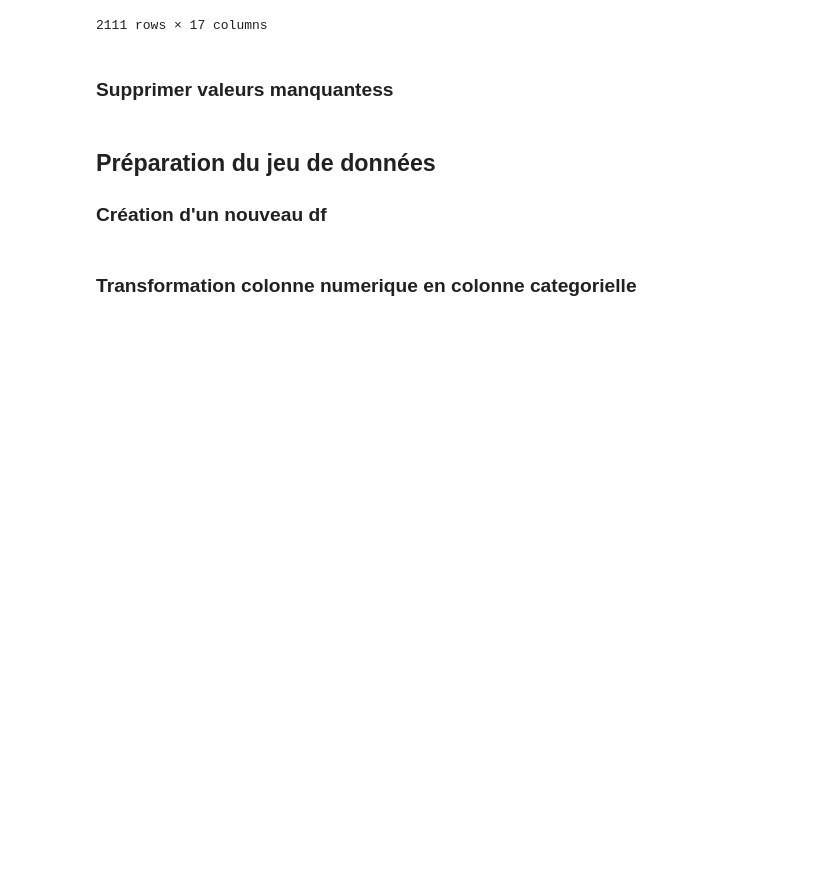
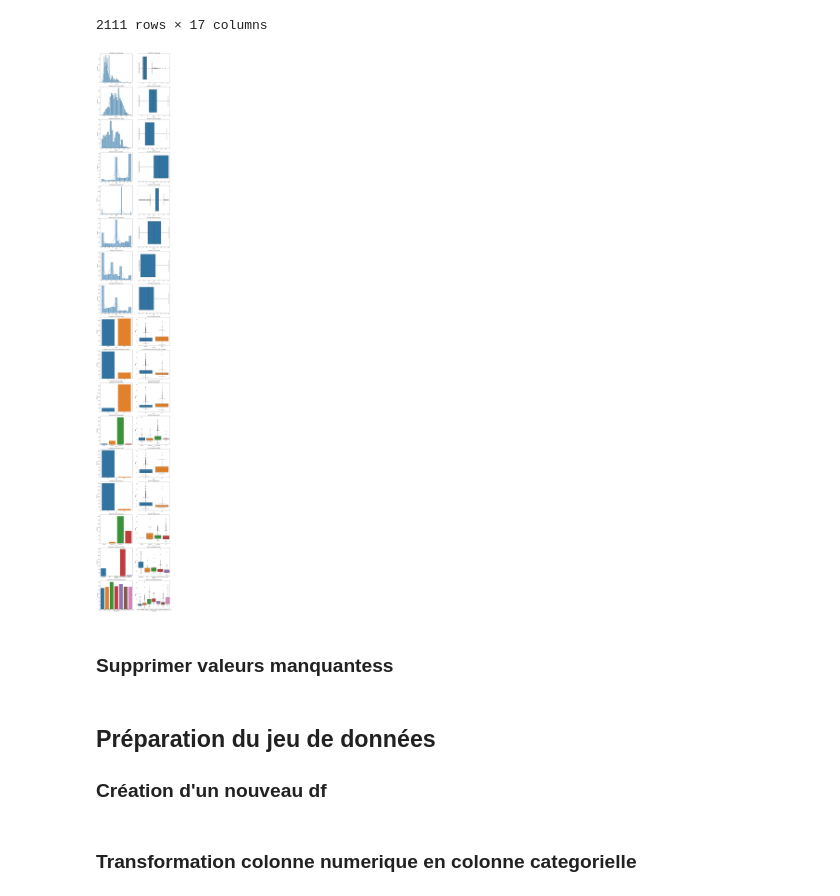
Before and after one commit to matteodcr/mgl869, a Jupyter notebook: notebook.ipynb, the cells around one changed output. Saved outputs shown, nothing was run; the diff lists cells and outputs as text; code cells hidden in the pictures; blank space fills up the shorter version.

Commit message:
Add distribution

```diff
--- a/notebook.ipynb
+++ b/notebook.ipynb
@@ -30,6 +30,66 @@ df
 | 2109 | Female | 24.361936 | 1.739450 | 133.346641 | yes | yes | 3.0 | 3.0 | Sometimes | no | ... |
 | 2110 | Female | 23.664709 | 1.738836 | 133.472641 | yes | yes | 3.0 | 3.0 | Sometimes | no | ... |
 2111 rows × 17 columns
+# %%
+def plot_distributions(dataframe):
+    num_cols = dataframe.select_dtypes(include=["float64", "int64"]).columns
+    cat_cols = dataframe.select_dtypes(include=["object", "category"]).columns
+
+    total_plots = len(num_cols) + len(cat_cols)
+    fig, axes = plt.subplots(total_plots, 2, figsize=(14, 6 * total_plots))
+
+    if total_plots == 1:
+        axes = [axes]
+
+    plot_idx = 0
+    for col in num_cols:
+        sns.histplot(dataframe[col], kde=True, ax=axes[plot_idx][0])
+        axes[plot_idx][0].set_title(f"Distribution de la colonne {col}")
+        axes[plot_idx][0].set_xlabel(col)
+        axes[plot_idx][0].set_ylabel("Fréquence")
+
+        sns.boxplot(x=dataframe[col], ax=axes[plot_idx][1])
+        axes[plot_idx][1].set_title(f"Box Plot de la colonne {col}")
+        axes[plot_idx][1].set_xlabel(col)
+
+        plot_idx += 1
+
+    for col in cat_cols:
+        sns.countplot(x=dataframe[col], ax=axes[plot_idx][0])
+        axes[plot_idx][0].set_title(f"Distribution de la colonne {col}")
+        axes[plot_idx][0].set_xlabel(col)
+        axes[plot_idx][0].set_ylabel("Fréquence")
+
+
+        if len(num_cols) > 0:
+            sns.boxplot(
+                x=dataframe[col], y=dataframe[num_cols[0]], ax=axes[plot_idx][1]
+            )
+            axes[plot_idx][1].set_title(f"Box Plot de {num_cols[0]} par {col}")
+            axes[plot_idx][1].set_xlabel(col)
+            axes[plot_idx][1].set_ylabel(num_cols[0])
+        else:
+            axes[plot_idx][1].text(
+                0.5,
+                0.5,
+                "Pas de données numériques disponibles",
+                horizontalalignment="center",
+                verticalalignment="center",
+                transform=axes[plot_idx][1].transAxes,
+            )
+            axes[plot_idx][1].set_title(f"Box Plot de {col}")
+            axes[plot_idx][1].set_xlabel(col)
+            axes[plot_idx][1].set_ylabel("Valeurs")
+
+        plot_idx += 1
+
+    plt.tight_layout()
+    plt.show()
+
+
+plot_distributions(df)
+# %% [output]
+[figure, added]
 # %% [markdown]
 ### Supprimer valeurs manquantess
 # %%
```
